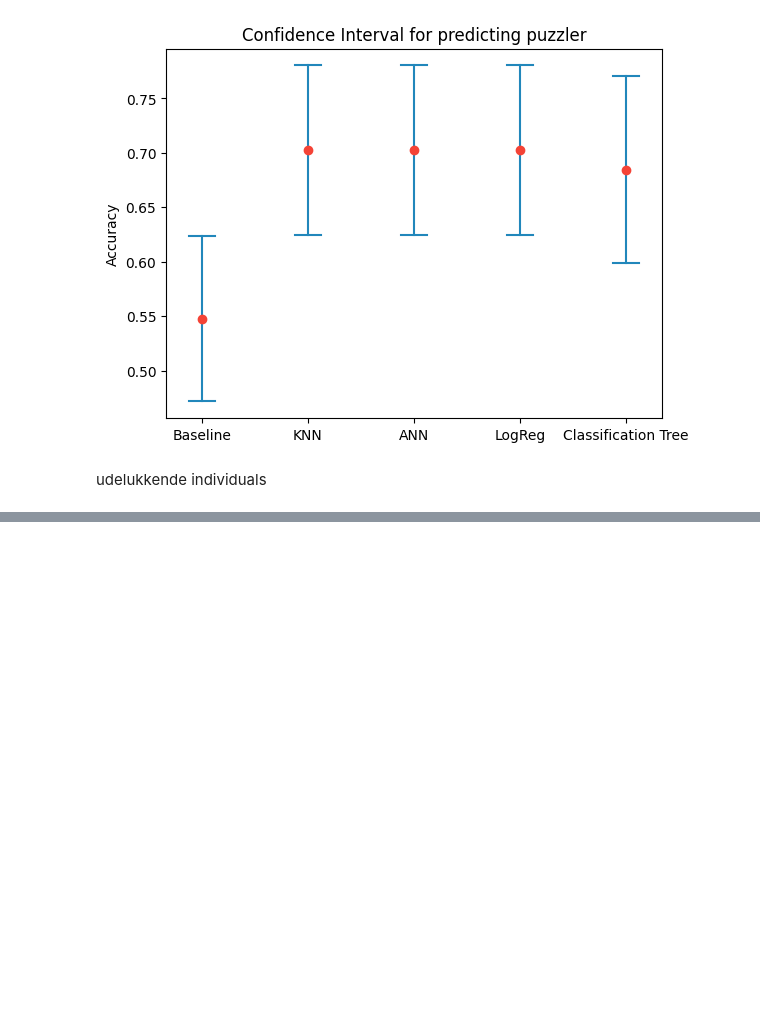
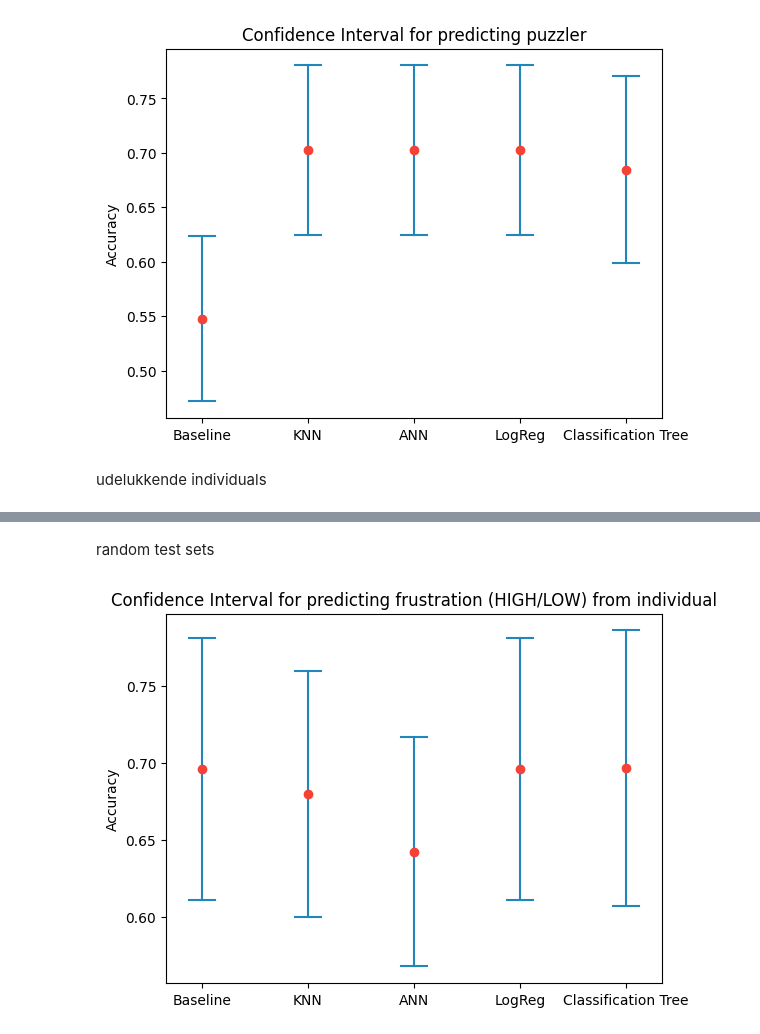
Before and after one commit to Apros7/DTU-AI-Statistics, a Jupyter notebook: AI Stat/Project/confidence_interval.ipynb, the cells around one changed output, grey strips where cells are left out. Saved outputs shown, nothing was run; the diff lists cells and outputs as text; code cells hidden in the pictures; blank space fills up the shorter version.

Commit message:
random test sets

```diff
--- a/AI Stat/Project/confidence_interval.ipynb
+++ b/AI Stat/Project/confidence_interval.ipynb
@@ -120,0 +121,40 @@ plt.show()
+# %% [markdown]
+random test sets
+# %%
+base_scores = [0.727273, 0.636364, 0.8, 0.85, 0.769231, 0.631579, 0.5, 0.5, 0.75, 0.9, 0.705882, 0.888889, 0.75, 0.333333]
+classtree_scores = [0.818182, 0.636364, 0.8, 0.9, 0.692308, 0.578947, 0.5, 0.5, 0.75, 0.9, 0.705882, 0.888889, 0.75, 0.333333]
+knn_scores = [0.727273, 0.636364, 0.8, 0.85, 0.769231, 0.631579, 0.5, 0.5, 0.75, 0.9, 0.705882, 0.666667, 0.75, 0.333333]
+logreg_scores = [0.727273, 0.636364, 0.8, 0.85, 0.769231, 0.631579, 0.5, 0.5, 0.75, 0.9, 0.705882, 0.888889, 0.75, 0.333333]
+ann_scores = [0.727273, 0.636364, 0.733333, 0.8, 0.615385, 0.631579, 0.5, 0.5, 0.666667, 0.9, 0.647059, 0.555556, 0.75, 0.333333]
+# %%
+from math import sqrt
+import statistics
+import matplotlib.pyplot as plt
+
+def plot_confidence_interval(x, values, z=1.96, color='#2187bb', horizontal_line_width=0.25):
+    mean = statistics.mean(values)
+    stdev = statistics.stdev(values)
+    confidence_interval = z * stdev / sqrt(len(values))
+
+    left = x - horizontal_line_width / 2
+    top = mean - confidence_interval
+    right = x + horizontal_line_width / 2
+    bottom = mean + confidence_interval
+    plt.plot([x, x], [top, bottom], color=color)
+    plt.plot([left, right], [top, top], color=color)
+    plt.plot([left, right], [bottom, bottom], color=color)
+    plt.plot(x, mean, 'o', color='#f44336')
+
+    return mean, confidence_interval
+
+plt.xticks([1, 2, 3, 4, 5], ['Baseline', 'KNN', 'ANN', 'LogReg', 'Classification Tree'])
+plt.title('Confidence Interval for predicting frustration (HIGH/LOW) from individual')
+plot_confidence_interval(1, base_scores)
+plot_confidence_interval(2, knn_scores)
+plot_confidence_interval(3, ann_scores)
+plot_confidence_interval(4, logreg_scores)
+plot_confidence_interval(5, classtree_scores)
+plt.ylabel('Accuracy')
+plt.show()
+# %% [output]
+[figure, added]
```
Also changed, not shown: parts of 2 cells of this notebook, 3 other files.
